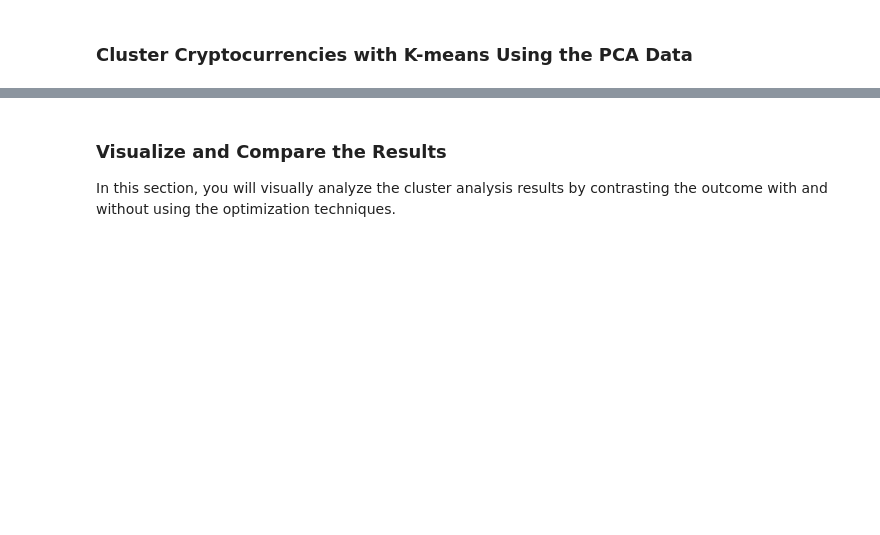
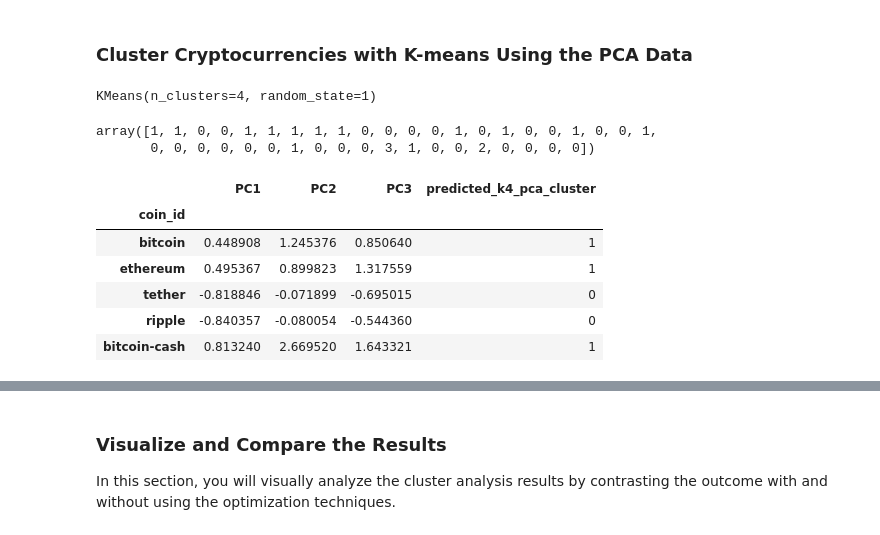
Before and after one commit to Yukitoshi12345/CryptoClustering, a Jupyter notebook: Crypto_Clustering.ipynb, the cells around one changed output, grey strips where cells are left out. Cells and saved outputs as stored; diff of their text form; code cells hidden in the pictures; blank space fills up the shorter version.

```diff
--- a/Crypto_Clustering.ipynb
+++ b/Crypto_Clustering.ipynb
@@ -283,20 +289,37 @@ df_elbow_pca.hvplot.line(
 ### Cluster Cryptocurrencies with K-means Using the PCA Data
 # %%
 # Initialize the K-Means model using the best value for k
+model = KMeans(n_clusters = 4, random_state = 1)
 # %%
 # Fit the K-Means model using the PCA data
+model.fit(df_market_pca)
+# %% [output]
+KMeans(n_clusters=4, random_state=1)
 # %%
 # Predict the clusters to group the cryptocurrencies using the PCA data
-
+k_4 = model.predict(df_market_pca)
 # Print the resulting array of cluster values.
+k_4
+# %% [output]
+array([1, 1, 0, 0, 1, 1, 1, 1, 1, 0, 0, 0, 0, 1, 0, 1, 0, 0, 1, 0, 0, 1,
+       0, 0, 0, 0, 0, 0, 1, 0, 0, 0, 3, 1, 0, 0, 2, 0, 0, 0, 0])
 # %%
 # Create a copy of the DataFrame with the PCA data
-
+df_market_pca_predictions = df_market_pca.copy()
 
 # Add a new column to the DataFrame with the predicted clusters
-
+df_market_pca_predictions["predicted_k4_pca_cluster"] = k_4
 
 # Display sample data
+df_market_pca_predictions.head()
+# %% [output]
+|  | PC1 | PC2 | PC3 | predicted_k4_pca_cluster |
+| coin_id |  |  |  |  |
+| bitcoin | 0.448908 | 1.245376 | 0.850640 | 1 |
+| ethereum | 0.495367 | 0.899823 | 1.317559 | 1 |
+| tether | -0.818846 | -0.071899 | -0.695015 | 0 |
+| ripple | -0.840357 | -0.080054 | -0.544360 | 0 |
+| bitcoin-cash | 0.813240 | 2.669520 | 1.643321 | 1 |
 # %%
 # Create a scatter plot using hvPlot by setting
 # `x="PC1"` and `y="PC2"`.
```
Also changed, not shown: parts of 8 cells of this notebook.
